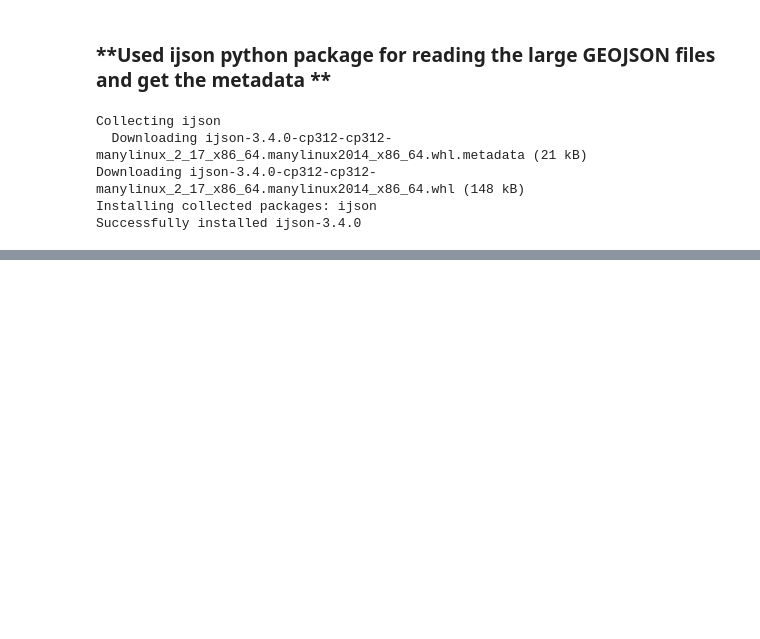
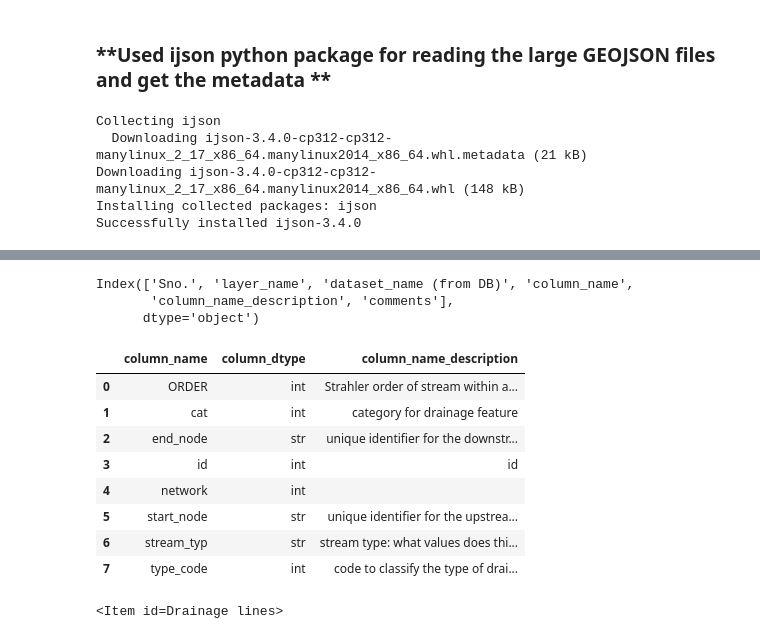
Before and after one commit to Nirzaree/STAC-spec, a Jupyter notebook: notebooks/generate_stac_pan_india_vector.ipynb, the cells around one changed output, grey strips where cells are left out. Cells and saved outputs as stored; diff of their text form; code cells hidden in the pictures; blank space fills up the shorter version.

Commit message:
stac item for vector using metadata genertion by ijson package

```diff
--- a/notebooks/generate_stac_pan_india_vector.ipynb
+++ b/notebooks/generate_stac_pan_india_vector.ipynb
@@ -481,0 +545,5 @@ print(feature_properties)
+# %%
+vector_gdf_dtypes = pd.DataFrame(
+    [(key, value['type']) for key, value in feature_properties.items()],
+    columns=['column_name', 'column_dtype']
+)
@@ -481,0 +574,28 @@ print(feature_properties)
+# %%
+vector_layername='drainage_lines'
+# %%
+vector_desc_filtered_df = vector_desc_df[vector_desc_df['layer_name'] == vector_layername.replace('_vector', '')]
+# %%
+print(vector_desc_filtered_df.columns)
+# %% [output]
+Index(['Sno.', 'layer_name', 'dataset_name (from DB)', 'column_name',
+       'column_name_description', 'comments'],
+      dtype='object')
+# %%
+vector_merged_df = vector_gdf_dtypes.merge(
+    vector_desc_filtered_df[['column_name', 'column_name_description']],
+    on='column_name',
+    how='left'
+).fillna('')
+# %%
+vector_merged_df
+# %% [output]
+|  | column_name | column_dtype | column_name_description |
+| 0 | ORDER | int | Strahler order of stream within a... |
+| 1 | cat | int | category for drainage feature |
+| 2 | end_node | str | unique identifier for the downstr... |
+| 3 | id | int | id |
+| 4 | network | int |  |
+| 5 | start_node | str | unique identifier for the upstrea... |
+| 6 | stream_typ | str | stream type: what values does thi... |
+| 7 | type_code | int | code to classify the type of drai... |
@@ -481,0 +627,4 @@ print(feature_properties)
+# %%
+vector_item
+# %% [output]
+<Item id=Drainage lines>
```
Also changed, not shown: parts of 24 cells of this notebook.
